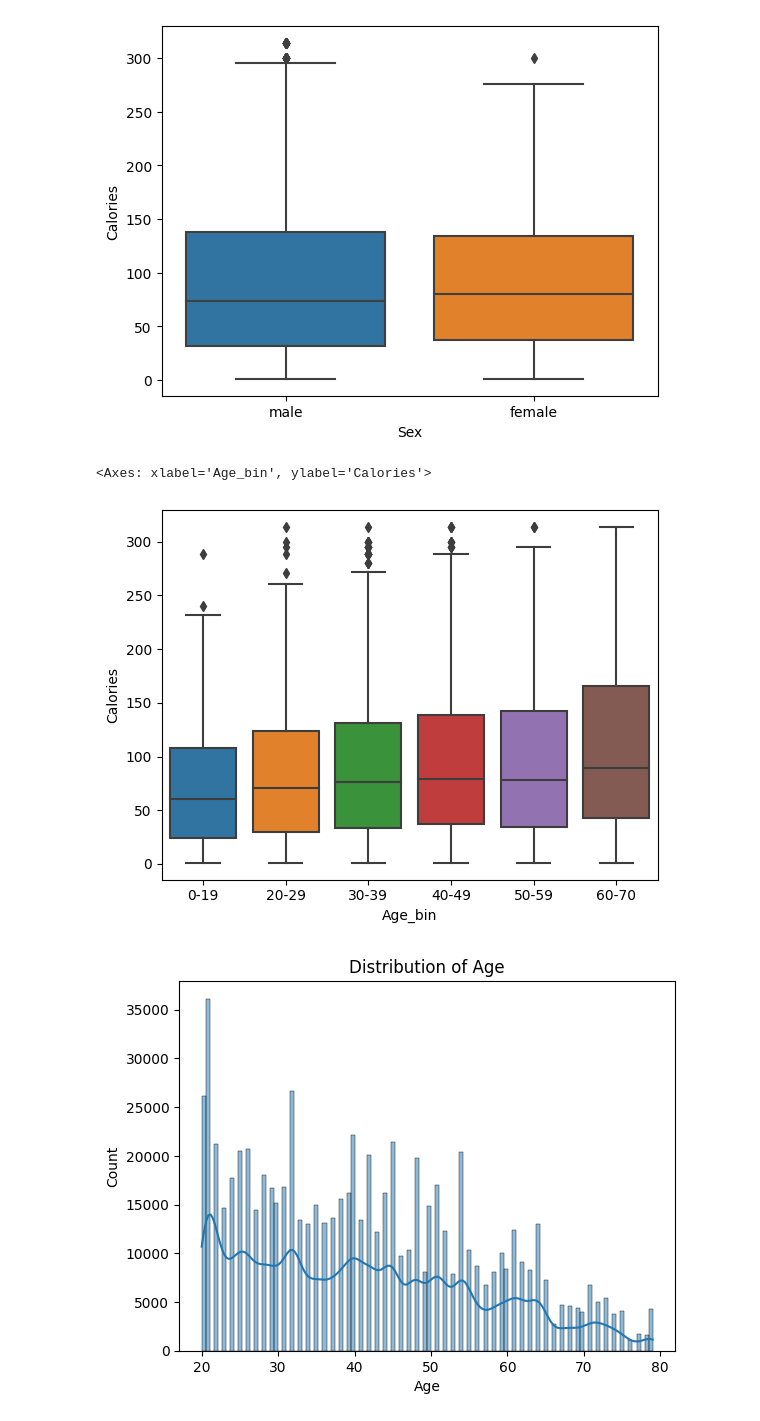
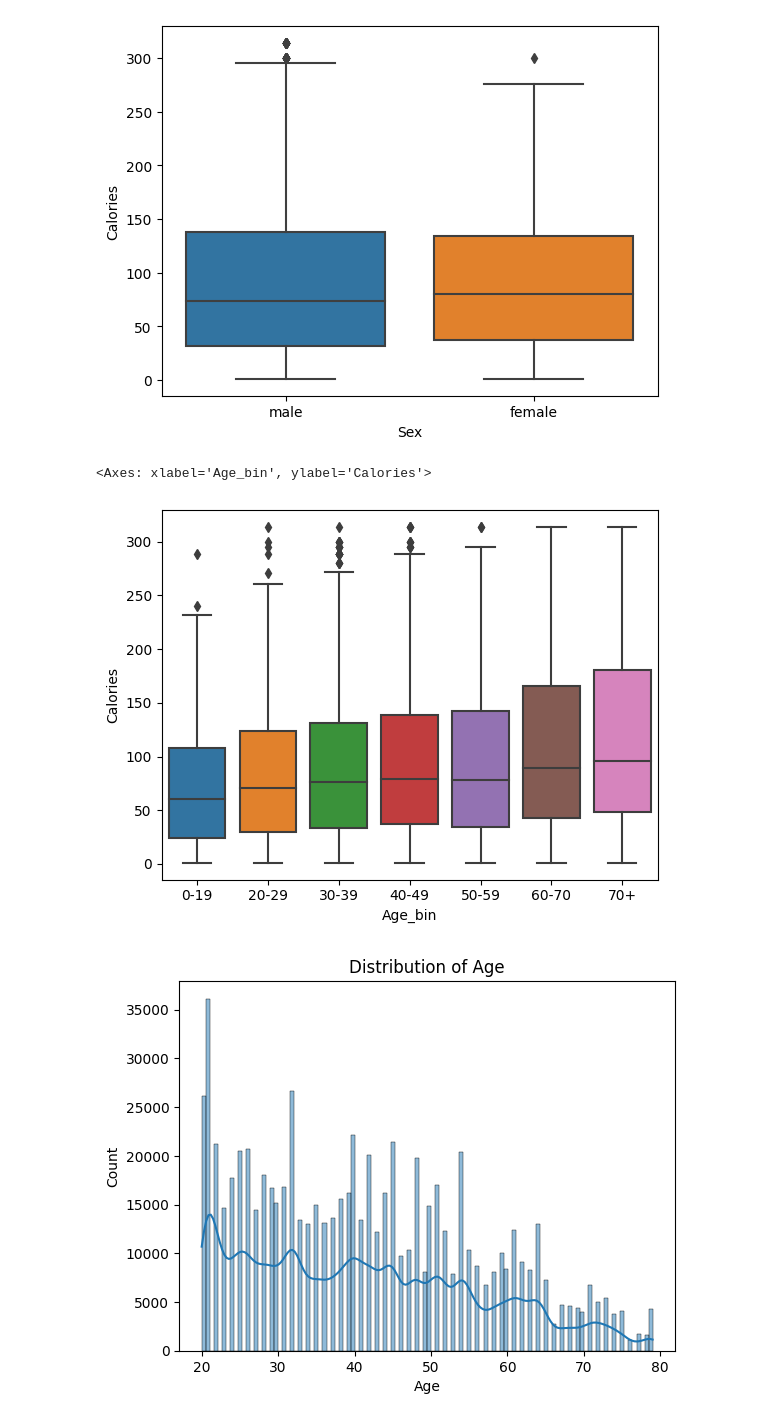
Before and after one commit to Daven88/Projects-David-Northey, a Jupyter notebook: predict-calorie-expenditure-dn-20250510.ipynb, the cells around one changed output. Cells and saved outputs as stored; diff of their text form; code cells hidden in the pictures.

```diff
--- a/predict-calorie-expenditure-dn-20250510.ipynb
+++ b/predict-calorie-expenditure-dn-20250510.ipynb
@@ -193,12 +193,12 @@ sns.boxplot(x='Sex', y='Calories', data=train_df)
 [figure]
 # %%
 train_df['Age_bin'] = pd.cut(train_df['Age'],
-                             bins=[0, 20, 30, 40, 50, 60, 70],
-                             labels=['0-19', '20-29', '30-39', '40-49','50-59', '60-70'])
+                             bins=[0, 20, 30, 40, 50, 60, 70, 100],
+                             labels=['0-19', '20-29', '30-39', '40-49','50-59', '60-70', '70+'])
 sns.boxplot(x='Age_bin', y='Calories', data=train_df)
 # %% [output]
 <Axes: xlabel='Age_bin', ylabel='Calories'>
-[figure, old version]
+[figure, new version]
 # %%
 for col in ['Age', 'Height', 'Weight', 'Duration', 'Heart_Rate', 'Body_Temp']:
     sns.histplot(train_df[col], kde=True)
```
Also changed, not shown: parts of 4 cells of this notebook.
